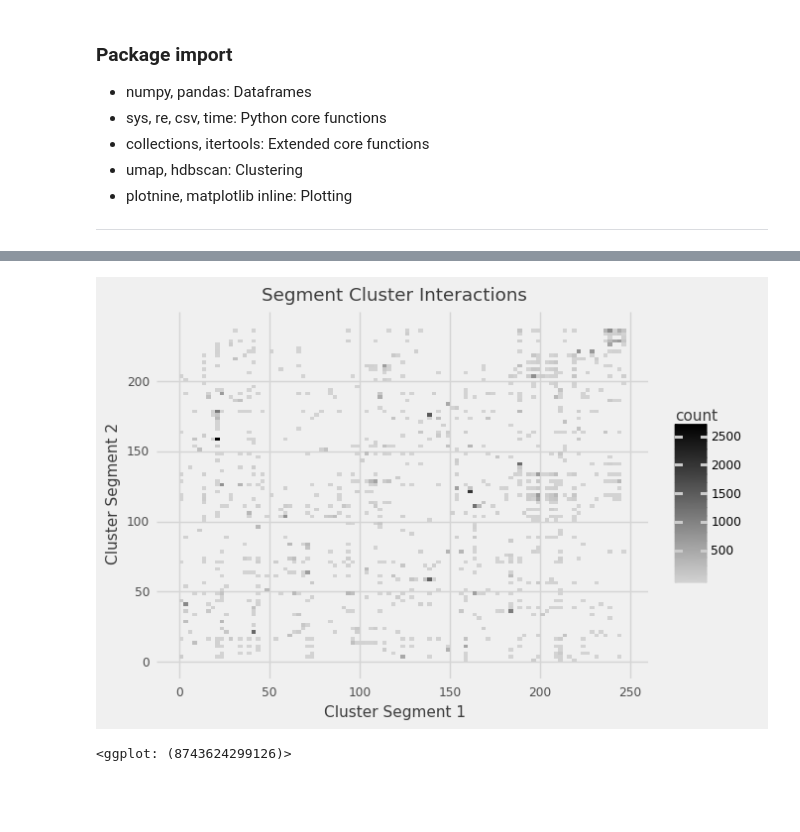
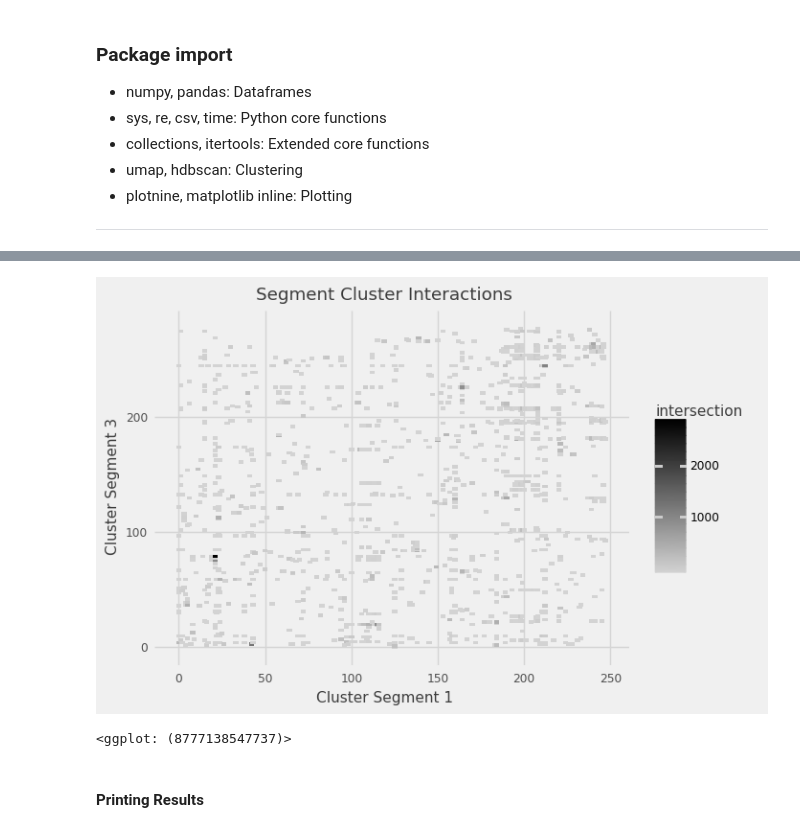
Before and after one commit to ahenoch/Masterthesis, a Jupyter notebook: Masterthesis.ipynb, the cells around one changed output, grey strips where cells are left out. Cells and saved outputs as stored; diff of their text form; code cells hidden in the pictures; blank space fills up the shorter version.

Commit message:
Change in the intersection calculation and visualization

```diff
--- a/Masterthesis.ipynb
+++ b/Masterthesis.ipynb
@@ -507,7 +516,7 @@ parameter_dict = co.defaultdict(list)
 cluster_dict = co.defaultdict(list)
 information_dict = co.defaultdict(list)
 
-upload = pd.read_csv('A.csv', sep = ',', na_filter = False, header = None)
+upload = pd.read_csv('../Data/A.csv', sep = ',', na_filter = False, header = None)
 upload.columns = ['accession', 'strain', 'segment', 'protein', 'genus', 'subtype', 'date', 'host', 'curation', 'genome']
 upload.query('curation == "Pass"', inplace = True)
 upload[['H', 'N']] = upload.subtype.apply(lambda x: subsplit(x)).tolist()
@@ -542,9 +551,4 @@ parameter.reset_index(level = ["segment", "epsilon"], inplace=True)
 
 information = pd.DataFrame.from_dict(information_dict, orient='index', columns=['n_cluster', 'unclustered', 'H_unmatch', 'N_unmatch', 'epsilon_best', 'dbcv_best'])
 information.index.set_names(["segment"], inplace=True)
-
-print(information)
-print(plot_dbcv(parameter))
-print(plot_density(cluster))
-print(cluster)
 # %% [output]
@@ -577,15 +611,17 @@ accession
 # %%
 def plot_interactions(interaction, x, y):
 
-    plot = (ggplot(interaction, aes(x="cluster_x", y="cluster_y"))
+    subset = interaction.query('segment_x == @x & segment_y == @y')
+
+    plot = (ggplot(subset, aes(x="cluster_x", y="cluster_y"))
      + labs(
         x="Cluster Segment " + str(x),
         y="Cluster Segment " + str(y),
         #fill="Interactions",
         title="Segment Cluster Interactions",
      )
-     + geom_bin2d(binwidth = 2.5)
-     #+ geom_tile(aes(fill ="strain"))
+     #+ geom_bin2d(binwidth = 2.5)
+     + geom_tile(aes(fill ="intersection", height = 3, width = 3))
      + scale_fill_gradient(low="lightgray", high="black", na_value='lightgray')
      + theme_538()
     )
@@ -596 +674,14 @@ def plot_interactions(interaction, x, y):
+# %%
+occurence = cluster.groupby(['segment', 'cluster', 'strain']).size().to_frame(name='size').reset_index()
+
+merge = occurence.merge(occurence, on=['strain']).query('segment_x != segment_y')
+merge['intersection'] = merge.loc[:, ['size_x', 'size_y']].min(axis=1)
+merge['combinations'] = merge.loc[:, ['size_x', 'size_y']].prod(axis=1)
+#merge.query('segment_x == 1 & segment_y == 3', inplace=True)
+interaction = merge.groupby(['segment_x', 'segment_y', 'cluster_x', 'cluster_y']).sum()[['combinations', 'intersection']].reset_index()
+# %%
+plot_interactions(interaction, 1, 3)
+# %% [output]
+[figure, added]
+<ggplot: (8777138547737)>
 # %%
@@ -609,5 +701,2 @@ for x,y in it.combinations(segments, 2):
-# %%
-plot_interactions(interaction_dict[(1,2)], 1, 2)
-# %% [output]
-[figure, removed]
-<ggplot: (8743624299126)>
+# %% [markdown]
+#### Printing Results
```
Also changed, not shown: parts of 24 cells of this notebook.
